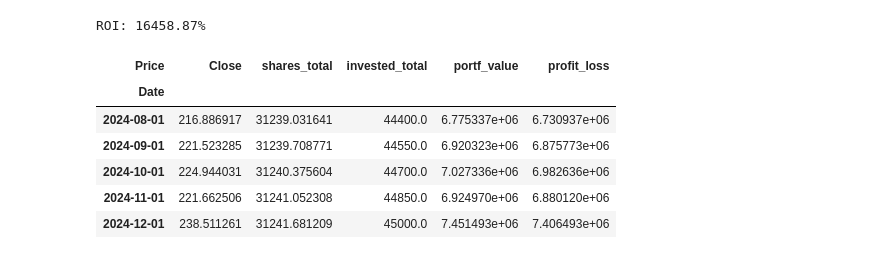
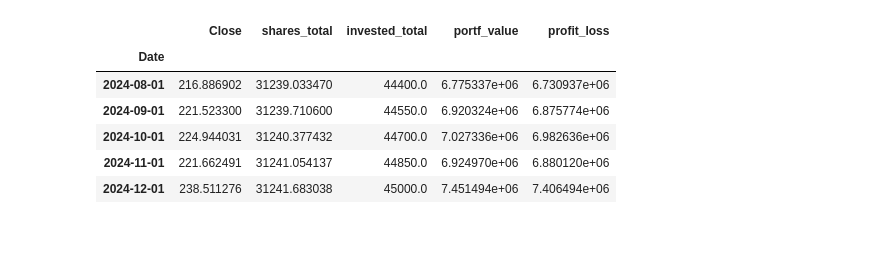
Before and after one commit to zahidp24/Python_project, a Jupyter notebook: Project_python.ipynb, the cells around one changed output. Saved outputs shown, nothing was run; the diff lists cells and outputs as text; code cells hidden in the pictures.

```diff
--- a/Project_python.ipynb
+++ b/Project_python.ipynb
@@ -24,2 +16,4 @@ raw.head()
+# %%
+raw = pd.read_csv("AAPL_2000_2025.csv", index_col = "Date", parse_dates=True)
 # %%
 clean = data_process(raw)
@@ -41,13 +39,12 @@ ROI: 19321.41%
 # %%
-result2 = perf_backtest(clean, dca_standard, monthly_contrib=150)
-result2.tail()
+dca_strat = perf_backtest(clean, dca_standard, monthly_contrib=150)
+dca_strat.tail()
 # %% [output]
-ROI: 16458.87%
-| Price | Close | shares_total | invested_total | portf_value | profit_loss |
+|  | Close | shares_total | invested_total | portf_value | profit_loss |
 | Date |  |  |  |  |  |
-| 2024-08-01 | 216.886917 | 31239.031641 | 44400.0 | 6.775337e+06 | 6.730937e+06 |
-| 2024-09-01 | 221.523285 | 31239.708771 | 44550.0 | 6.920323e+06 | 6.875773e+06 |
-| 2024-10-01 | 224.944031 | 31240.375604 | 44700.0 | 7.027336e+06 | 6.982636e+06 |
-| 2024-11-01 | 221.662506 | 31241.052308 | 44850.0 | 6.924970e+06 | 6.880120e+06 |
-| 2024-12-01 | 238.511261 | 31241.681209 | 45000.0 | 7.451493e+06 | 7.406493e+06 |
+| 2024-08-01 | 216.886902 | 31239.033470 | 44400.0 | 6.775337e+06 | 6.730937e+06 |
+| 2024-09-01 | 221.523300 | 31239.710600 | 44550.0 | 6.920324e+06 | 6.875774e+06 |
+| 2024-10-01 | 224.944031 | 31240.377432 | 44700.0 | 7.027336e+06 | 6.982636e+06 |
+| 2024-11-01 | 221.662491 | 31241.054137 | 44850.0 | 6.924970e+06 | 6.880120e+06 |
+| 2024-12-01 | 238.511276 | 31241.683038 | 45000.0 | 7.451494e+06 | 7.406494e+06 |
 # %%
```
Also changed, not shown: parts of 14 cells of this notebook, 6 other files.
